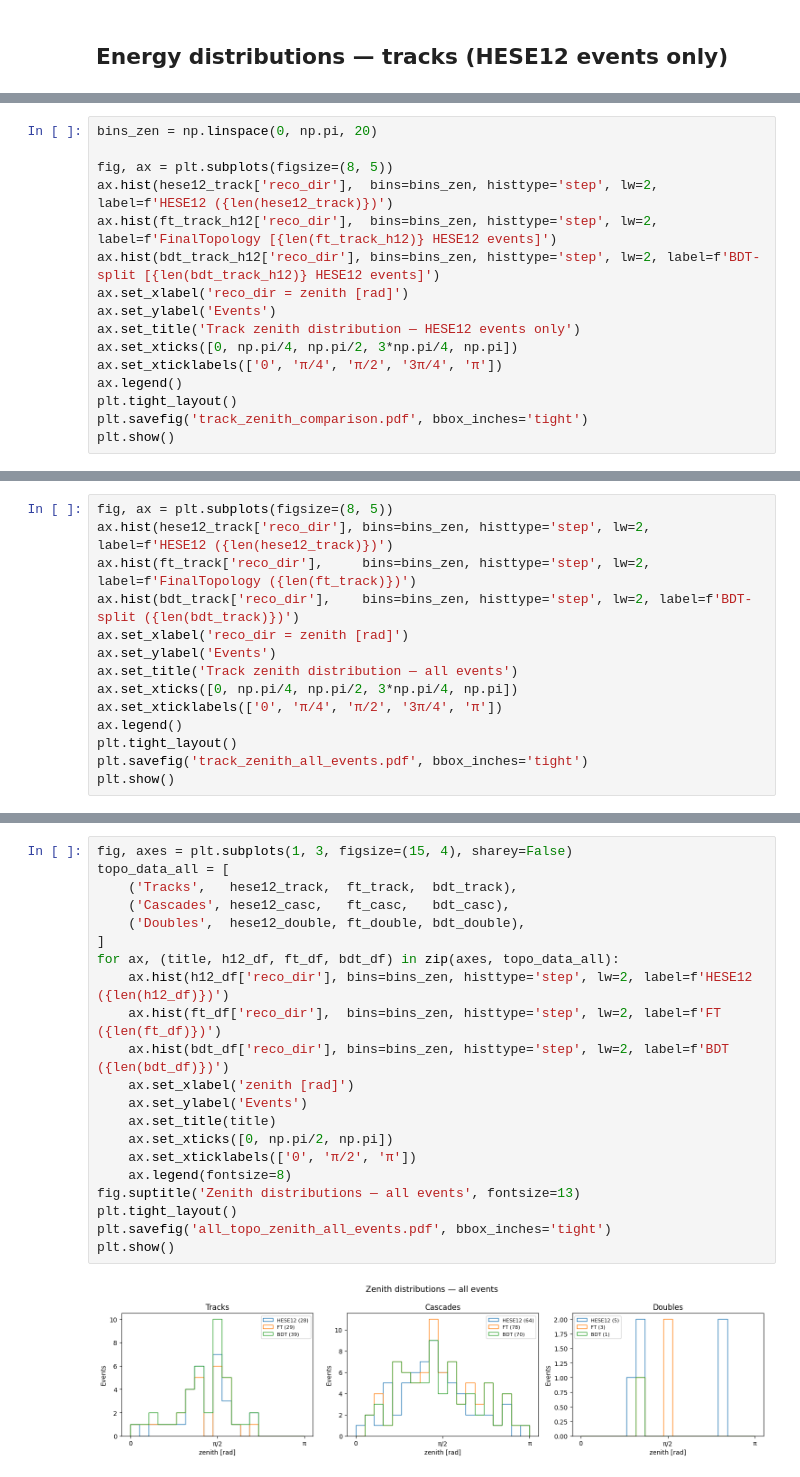
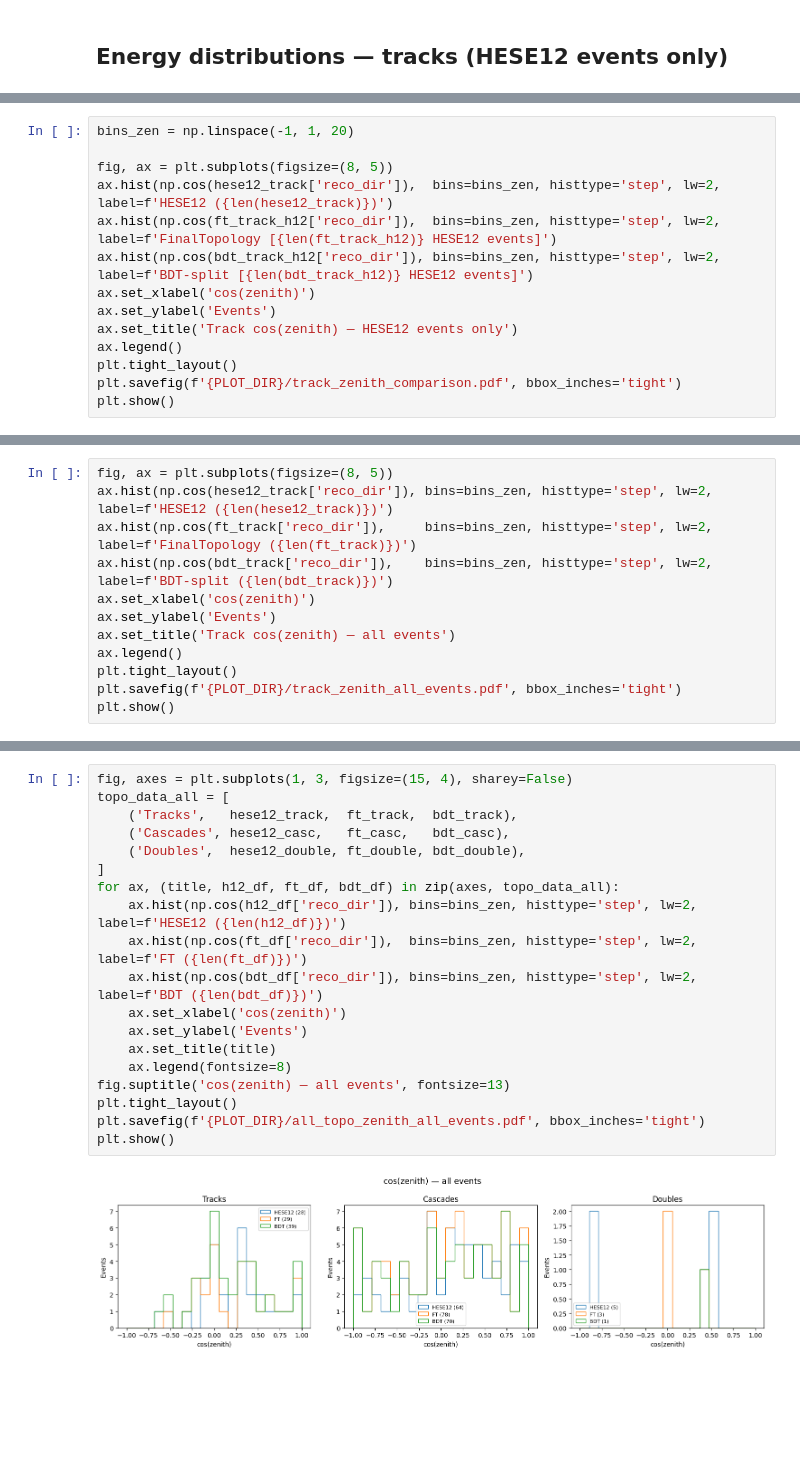
Before and after one commit to icecube/reco_processing, a Jupyter notebook: NNMFit/notebooks/unblind/track_problem/compare_datasets.ipynb, the cells around one changed output, grey strips where cells are left out. Saved outputs shown, nothing was run; the diff lists cells and outputs as text; blank space fills up the shorter version.

Commit message:
update plots track problem

```diff
--- a/NNMFit/notebooks/unblind/track_problem/compare_datasets.ipynb
+++ b/NNMFit/notebooks/unblind/track_problem/compare_datasets.ipynb
@@ -316,17 +313,15 @@ plt.show()
 # %%
-bins_zen = np.linspace(0, np.pi, 20)
+bins_zen = np.linspace(-1, 1, 20)
 
 fig, ax = plt.subplots(figsize=(8, 5))
-ax.hist(hese12_track['reco_dir'],  bins=bins_zen, histtype='step', lw=2, label=f'HESE12 ({len(hese12_track)})')
-ax.hist(ft_track_h12['reco_dir'],  bins=bins_zen, histtype='step', lw=2, label=f'FinalTopology [{len(ft_track_h12)} HESE12 events]')
-ax.hist(bdt_track_h12['reco_dir'], bins=bins_zen, histtype='step', lw=2, label=f'BDT-split [{len(bdt_track_h12)} HESE12 events]')
-ax.set_xlabel('reco_dir = zenith [rad]')
+ax.hist(np.cos(hese12_track['reco_dir']),  bins=bins_zen, histtype='step', lw=2, label=f'HESE12 ({len(hese12_track)})')
+ax.hist(np.cos(ft_track_h12['reco_dir']),  bins=bins_zen, histtype='step', lw=2, label=f'FinalTopology [{len(ft_track_h12)} HESE12 events]')
+ax.hist(np.cos(bdt_track_h12['reco_dir']), bins=bins_zen, histtype='step', lw=2, label=f'BDT-split [{len(bdt_track_h12)} HESE12 events]')
+ax.set_xlabel('cos(zenith)')
 ax.set_ylabel('Events')
-ax.set_title('Track zenith distribution — HESE12 events only')
-ax.set_xticks([0, np.pi/4, np.pi/2, 3*np.pi/4, np.pi])
-ax.set_xticklabels(['0', 'π/4', 'π/2', '3π/4', 'π'])
+ax.set_title('Track cos(zenith) — HESE12 events only')
 ax.legend()
 plt.tight_layout()
-plt.savefig('track_zenith_comparison.pdf', bbox_inches='tight')
+plt.savefig(f'{PLOT_DIR}/track_zenith_comparison.pdf', bbox_inches='tight')
 plt.show()
 # %% [output]
@@ -366,15 +359,13 @@ plt.show()
 # %%
 fig, ax = plt.subplots(figsize=(8, 5))
-ax.hist(hese12_track['reco_dir'], bins=bins_zen, histtype='step', lw=2, label=f'HESE12 ({len(hese12_track)})')
-ax.hist(ft_track['reco_dir'],     bins=bins_zen, histtype='step', lw=2, label=f'FinalTopology ({len(ft_track)})')
-ax.hist(bdt_track['reco_dir'],    bins=bins_zen, histtype='step', lw=2, label=f'BDT-split ({len(bdt_track)})')
-ax.set_xlabel('reco_dir = zenith [rad]')
+ax.hist(np.cos(hese12_track['reco_dir']), bins=bins_zen, histtype='step', lw=2, label=f'HESE12 ({len(hese12_track)})')
+ax.hist(np.cos(ft_track['reco_dir']),     bins=bins_zen, histtype='step', lw=2, label=f'FinalTopology ({len(ft_track)})')
+ax.hist(np.cos(bdt_track['reco_dir']),    bins=bins_zen, histtype='step', lw=2, label=f'BDT-split ({len(bdt_track)})')
+ax.set_xlabel('cos(zenith)')
 ax.set_ylabel('Events')
-ax.set_title('Track zenith distribution — all events')
-ax.set_xticks([0, np.pi/4, np.pi/2, 3*np.pi/4, np.pi])
-ax.set_xticklabels(['0', 'π/4', 'π/2', '3π/4', 'π'])
+ax.set_title('Track cos(zenith) — all events')
 ax.legend()
 plt.tight_layout()
-plt.savefig('track_zenith_all_events.pdf', bbox_inches='tight')
+plt.savefig(f'{PLOT_DIR}/track_zenith_all_events.pdf', bbox_inches='tight')
 plt.show()
 # %% [output]
@@ -384,23 +375,21 @@ plt.show()
 # %%
 fig, axes = plt.subplots(1, 3, figsize=(15, 4), sharey=False)
 topo_data_all = [
     ('Tracks',   hese12_track,  ft_track,  bdt_track),
     ('Cascades', hese12_casc,   ft_casc,   bdt_casc),
     ('Doubles',  hese12_double, ft_double, bdt_double),
 ]
 for ax, (title, h12_df, ft_df, bdt_df) in zip(axes, topo_data_all):
-    ax.hist(h12_df['reco_dir'], bins=bins_zen, histtype='step', lw=2, label=f'HESE12 ({len(h12_df)})')
-    ax.hist(ft_df['reco_dir'],  bins=bins_zen, histtype='step', lw=2, label=f'FT ({len(ft_df)})')
-    ax.hist(bdt_df['reco_dir'], bins=bins_zen, histtype='step', lw=2, label=f'BDT ({len(bdt_df)})')
-    ax.set_xlabel('zenith [rad]')
+    ax.hist(np.cos(h12_df['reco_dir']), bins=bins_zen, histtype='step', lw=2, label=f'HESE12 ({len(h12_df)})')
+    ax.hist(np.cos(ft_df['reco_dir']),  bins=bins_zen, histtype='step', lw=2, label=f'FT ({len(ft_df)})')
+    ax.hist(np.cos(bdt_df['reco_dir']), bins=bins_zen, histtype='step', lw=2, label=f'BDT ({len(bdt_df)})')
+    ax.set_xlabel('cos(zenith)')
     ax.set_ylabel('Events')
     ax.set_title(title)
-    ax.set_xticks([0, np.pi/2, np.pi])
-    ax.set_xticklabels(['0', 'π/2', 'π'])
     ax.legend(fontsize=8)
-fig.suptitle('Zenith distributions — all events', fontsize=13)
+fig.suptitle('cos(zenith) — all events', fontsize=13)
 plt.tight_layout()
-plt.savefig('all_topo_zenith_all_events.pdf', bbox_inches='tight')
+plt.savefig(f'{PLOT_DIR}/all_topo_zenith_all_events.pdf', bbox_inches='tight')
 plt.show()
 # %% [output]
-[figure, old version]
+[figure, new version]
```
Also changed, not shown: parts of 14 cells of this notebook, 11 other files.
